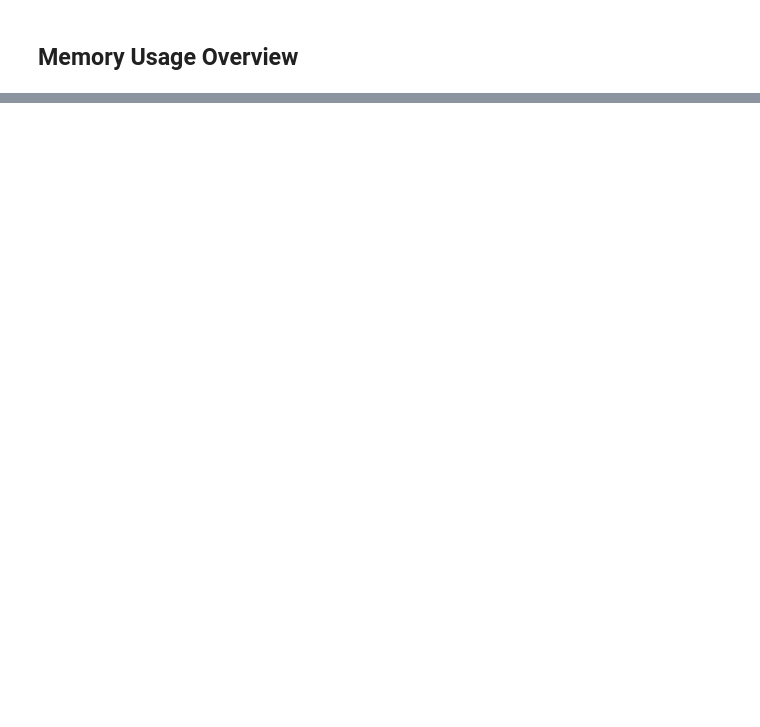
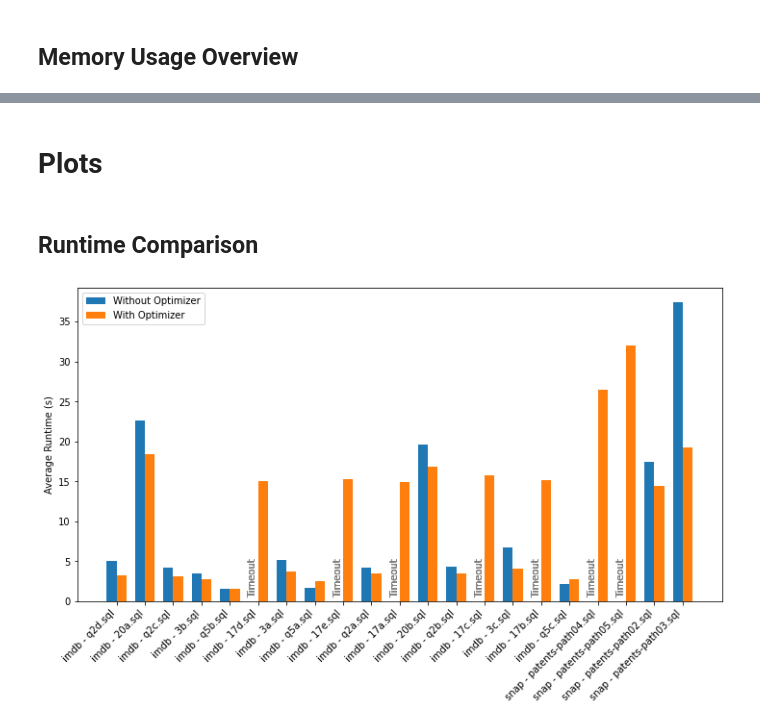
Before and after one commit to Jakob1010/query-optimizer-benchmark, a Jupyter notebook: clickhouse-eval.ipynb, the cells around one changed output, grey strips where cells are left out. Cells and saved outputs as stored; diff of their text form; code cells hidden in the pictures; blank space fills up the shorter version.

Commit message:
update plots

```diff
--- a/clickhouse-eval.ipynb
+++ b/clickhouse-eval.ipynb
@@ -254,0 +337,59 @@ Summary for Memory:
+# %% [markdown]
+# Plots
+# %% [markdown]
+## Runtime Comparison
+# %%
+# Define a custom color palette
+color_without_optimizer = '#1f77b4'  # Blue
+color_with_optimizer = '#ff7f0e'      # Orange
+
+grouped_data = {}
+for (dataset, query, _, optimizer), (runtime, _, _, _, _) in benchmark_results.items():
+    key = (dataset, query)
+    if key not in grouped_data:
+        grouped_data[key] = {'With Optimizer': [], 'Without Optimizer': []}
+    if runtime == -1:
+        runtime = 'Timeout' # Set timeout as string for y-axis
+    else:
+        runtime = runtime # Keep runtime as numeric if not timeout
+    grouped_data[key][('With Optimizer' if optimizer else 'Without Optimizer')].append(runtime)
+
+fig, ax = plt.subplots(figsize=(12, 6))
+
+width = 0.35
+x_pos = np.arange(len(grouped_data))
+
+for i, (query, data) in enumerate(grouped_data.items()):
+    # Extract numeric data for bars
+    without_optimizer_numeric = [x for x in data['Without Optimizer'] if isinstance(x, (int, float))]
+    with_optimizer_numeric = [x for x in data['With Optimizer'] if isinstance(x, (int, float))]
+
+    # Plot bars only if there's numeric data
+    if without_optimizer_numeric:
+        ax.bar(x_pos[i] - width/2, np.mean(without_optimizer_numeric), width, label='Without Optimizer', color=color_without_optimizer)
+        #ax.errorbar(x_pos[i] - width/2, np.mean(without_optimizer_numeric), yerr=np.std(without_optimizer_numeric), color='black', capsize=3)
+    if with_optimizer_numeric:
+        ax.bar(x_pos[i] + width/2, np.mean(with_optimizer_numeric), width, label='With Optimizer', color=color_with_optimizer)
+        #ax.errorbar(x_pos[i] + width/2, np.mean(with_optimizer_numeric), yerr=np.std(with_optimizer_numeric), color='black', capsize=3)
+
+    # Add "Timeout" text annotations
+    for j, val in enumerate(data['Without Optimizer']):
+        if val == 'Timeout':
+            ax.text(x_pos[i] - width/2, 0.5, 'Timeout', ha='center', va='bottom', rotation=90, color='grey')
+    for j, val in enumerate(data['With Optimizer']):
+        if val == 'Timeout':
+            ax.text(x_pos[i] + width/2, 0.5, 'Timeout', ha='center', va='bottom', rotation=90, color='grey')
+
+ax.set_xticks(x_pos)
+ax.set_xticklabels([f"{dataset} - {query}" for (dataset, query) in grouped_data.keys()], rotation=45, ha="right")
+ax.set_ylabel('Average Runtime (s)')
+#ax.set_title('Average Runtime Comparison with and without Optimizer')
+
+# Show legend only once
+handles, labels = ax.get_legend_handles_labels()
+unique = [(h, l) for i, (h, l) in enumerate(zip(handles, labels)) if l not in labels[:i]]
+ax.legend(*zip(*unique))
+#plt.tight_layout()
+plt.show()
+# %% [output]
+[figure, added]
```
Also changed, not shown: parts of 13 cells of this notebook.
